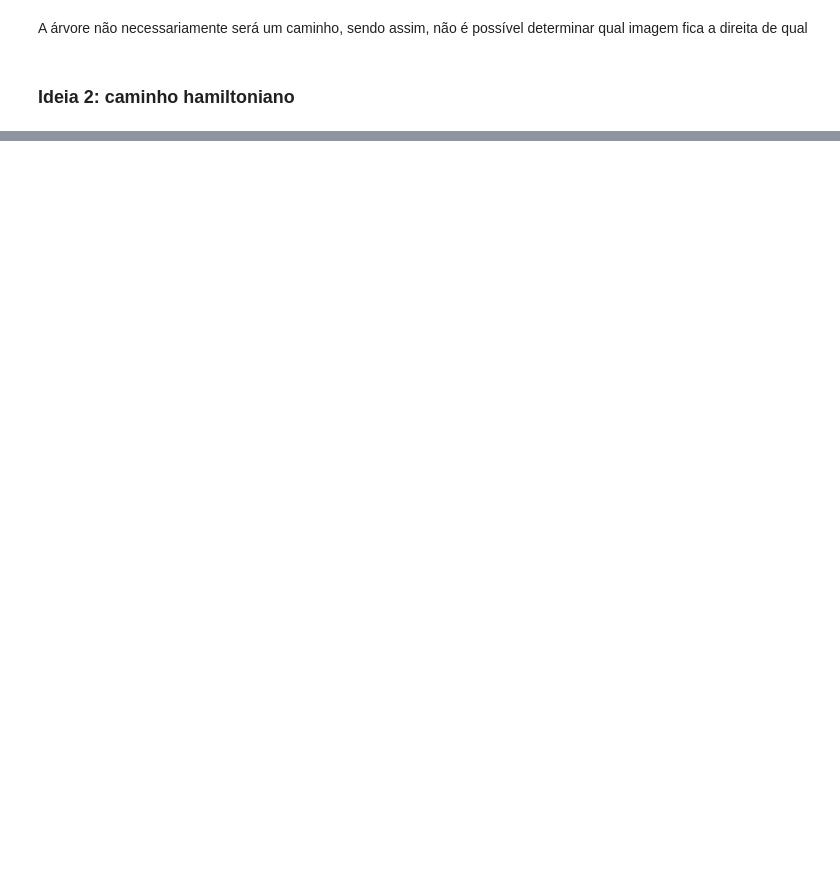
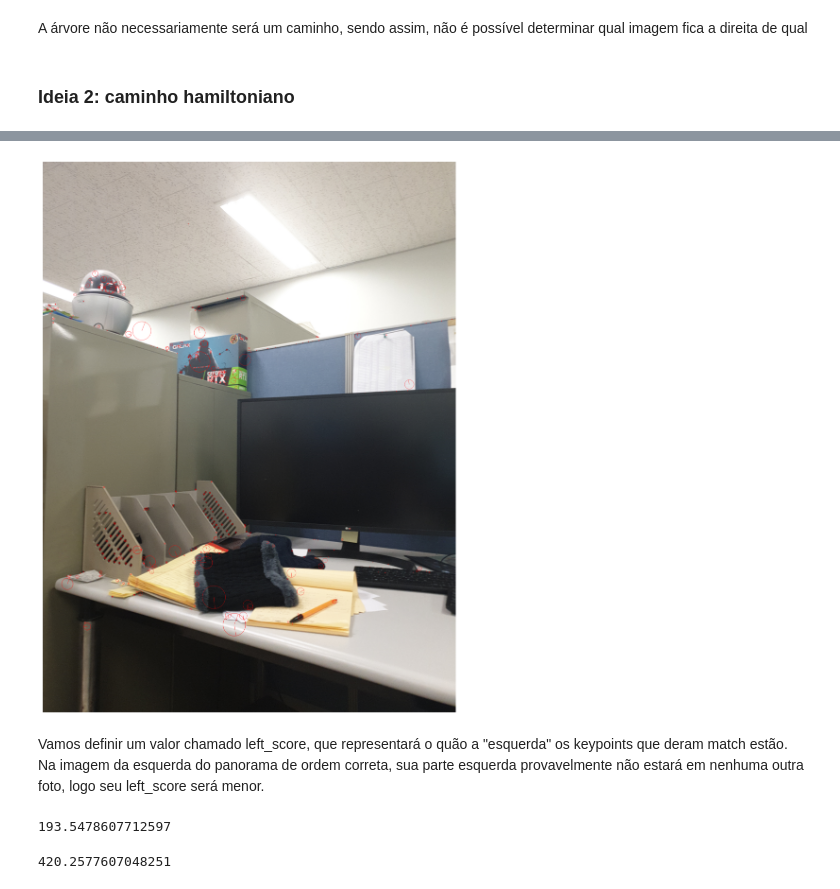
Before and after one commit to JevsJevs/MC949-Visao-Computacional, a Jupyter notebook: notebooks/S5-1.0-esm-automatic-order.ipynb, the cells around one changed output, grey strips where cells are left out. Saved outputs shown, nothing was run; the diff lists cells and outputs as text; code cells hidden in the pictures; blank space fills up the shorter version.

```diff
--- a/notebooks/S5-1.0-esm-automatic-order.ipynb
+++ b/notebooks/S5-1.0-esm-automatic-order.ipynb
@@ -92,0 +121,12 @@ Tanto o brute force como a heurística acharam o caminho correto
+# %%
+end_path = path[-1]
+
+keypoints_match_end = []
+for match in matches_per_image[end_path]:
+    keypoints_match_end.append(kp_descs[end_path][0][match.queryIdx])
+
+notebook_utils.show_image_with_keypoints(images_unordered[end_path], keypoints_match_end)
+# %% [output]
+[figure, added]
+# %% [markdown]
+Vamos definir um valor chamado left_score, que representará o quão a "esquerda" os keypoints que deram match estão. Na imagem da esquerda do panorama de ordem correta, sua parte esquerda provavelmente não estará em nenhuma outra foto, logo seu left_score será menor.
@@ -92,0 +147,8 @@ Tanto o brute force como a heurística acharam o caminho correto
+# %%
+left_score_begin
+# %% [output]
+193.5478607712597
+# %%
+left_score_end
+# %% [output]
+420.2577607048251
```
Also changed, not shown: parts of 19 cells of this notebook, 1 other file.
